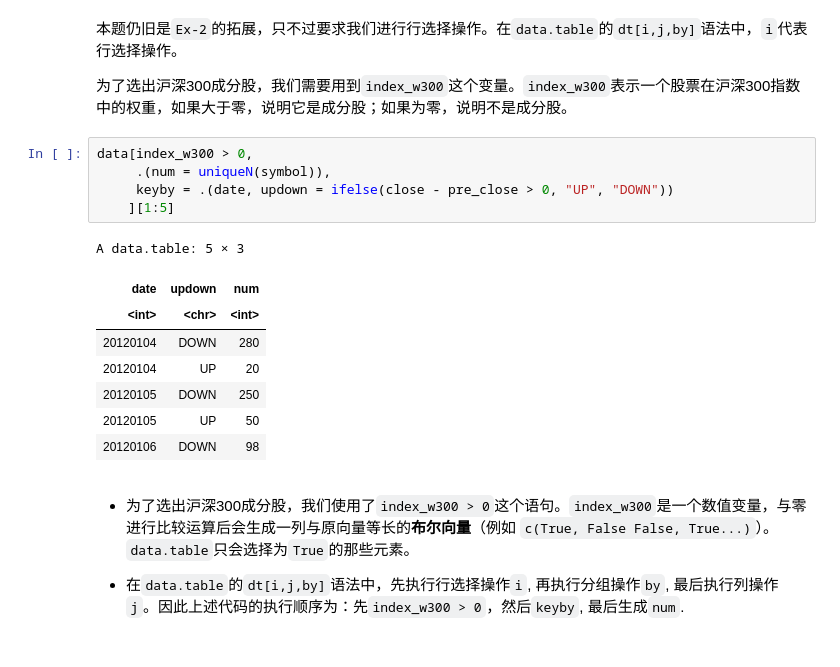
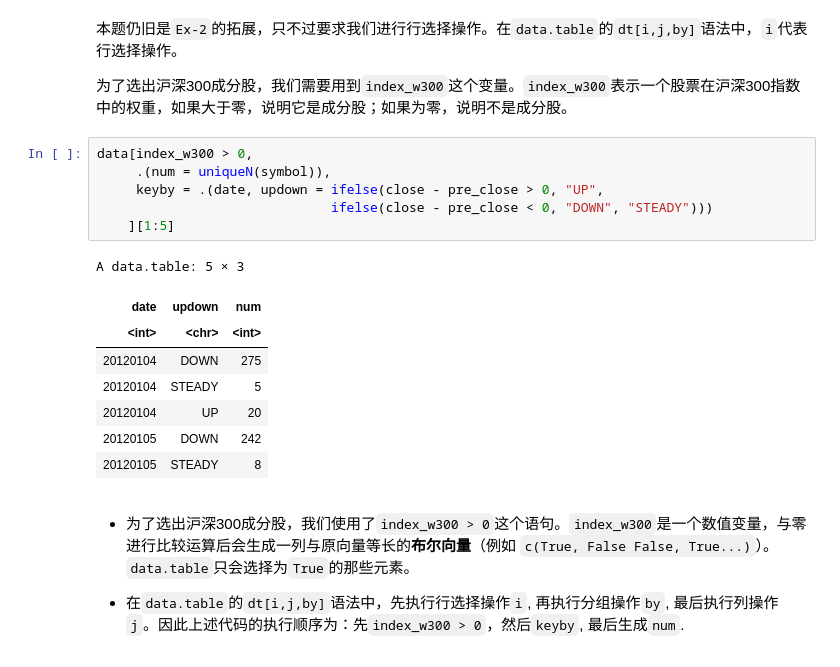
Before and after one commit to Ravin515/r-data-practice, a Jupyter notebook: answer-keys.ipynb, the cells around one changed output. Saved outputs shown, nothing was run; the diff lists cells and outputs as text.

```diff
--- a/answer-keys.ipynb
+++ b/answer-keys.ipynb
@@ -143,17 +145,18 @@ A data.table: 5 × 4
 # %%
 data[index_w300 > 0,
      .(num = uniqueN(symbol)),
-     keyby = .(date, updown = ifelse(close - pre_close > 0, "UP", "DOWN"))
+     keyby = .(date, updown = ifelse(close - pre_close > 0, "UP",
+                              ifelse(close - pre_close < 0, "DOWN", "STEADY")))
     ][1:5]
 # %% [output]
 A data.table: 5 × 3
 | date | updown | num |
 | <int> | <chr> | <int> |
-| 20120104 | DOWN | 280 |
+| 20120104 | DOWN | 275 |
+| 20120104 | STEADY | 5 |
 | 20120104 | UP | 20 |
-| 20120105 | DOWN | 250 |
-| 20120105 | UP | 50 |
-| 20120106 | DOWN | 98 |
+| 20120105 | DOWN | 242 |
+| 20120105 | STEADY | 8 |
 # %% [markdown]
 - 为了选出沪深300成分股，我们使用了`index_w300 > 0`这个语句。`index_w300`是一个数值变量，与零进行比较运算后会生成一列与原向量等长的**布尔向量**（例如 `c(True, False False, True...)`）。`data.table`只会选择为`True`的那些元素。
 
```
Also changed, not shown: parts of 5 cells of this notebook, 2 other files.
